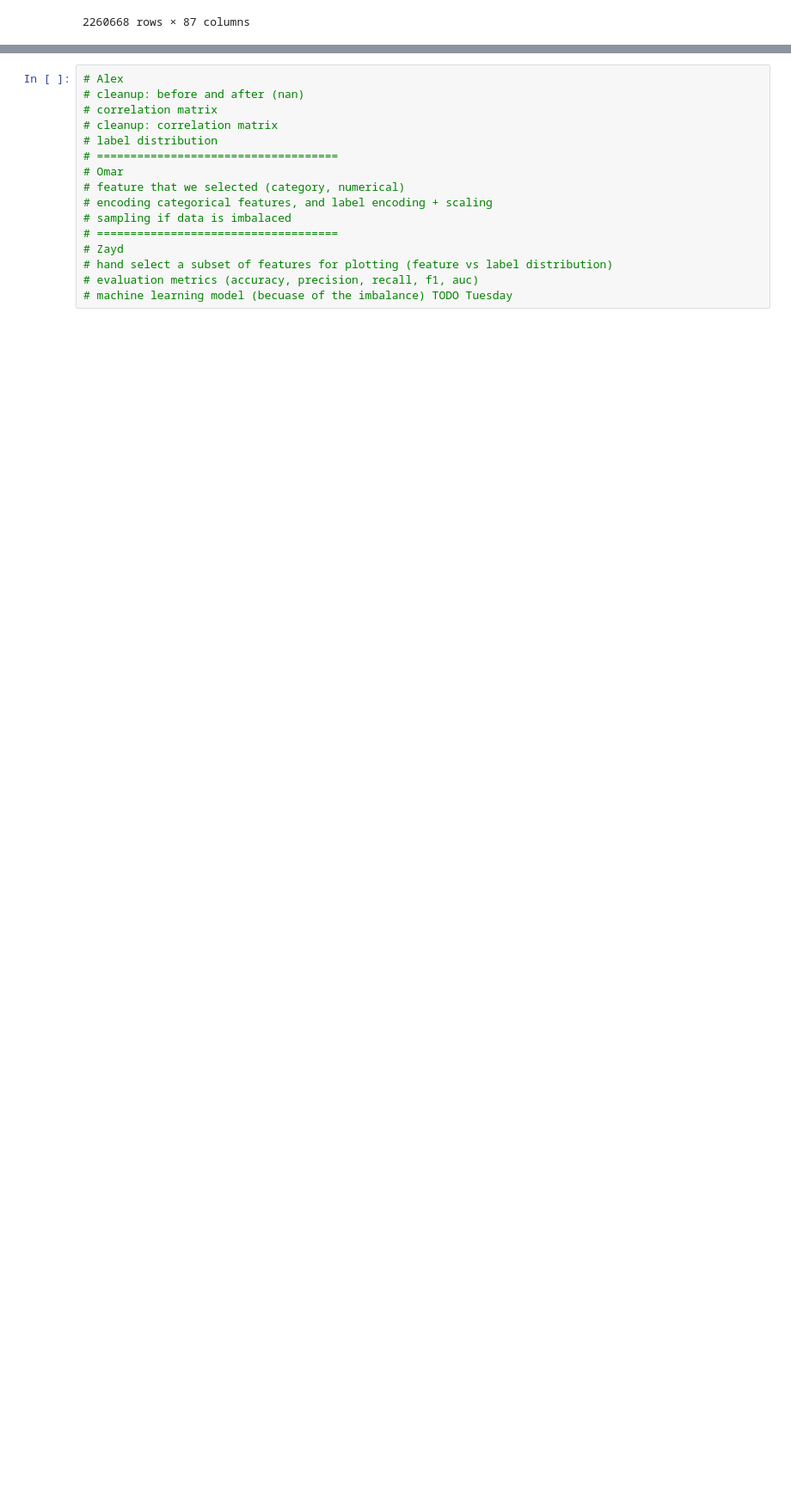
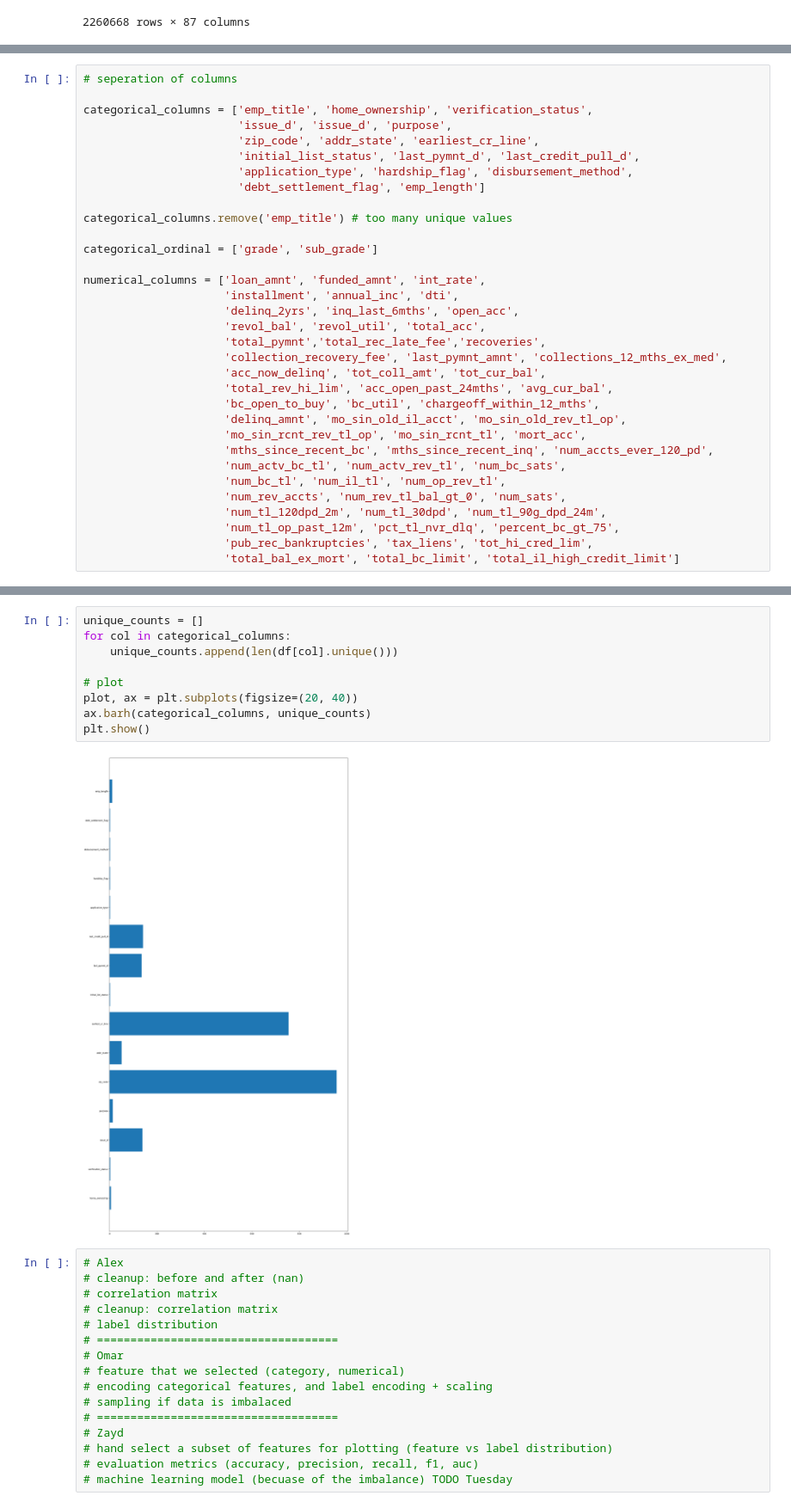
Before and after one commit to acnelexh/Lending_Club_Loan_Prediction, a Jupyter notebook: data.ipynb, the cells around one changed output, grey strips where cells are left out. Shown at 86% size. Saved outputs shown, nothing was run; the diff lists cells and outputs as text; blank space fills up the shorter version.

```diff
--- a/data.ipynb
+++ b/data.ipynb
@@ -80,0 +87,33 @@ df.head()
+# %%
+# seperation of columns
+
+categorical_columns = ['emp_title', 'home_ownership', 'verification_status',
+                       'issue_d', 'issue_d', 'purpose',
+                       'zip_code', 'addr_state', 'earliest_cr_line',
+                       'initial_list_status', 'last_pymnt_d', 'last_credit_pull_d',
+                       'application_type', 'hardship_flag', 'disbursement_method',
+                       'debt_settlement_flag', 'emp_length']
+
+categorical_columns.remove('emp_title') # too many unique values
+
+categorical_ordinal = ['grade', 'sub_grade']
+
+numerical_columns = ['loan_amnt', 'funded_amnt', 'int_rate',
+                     'installment', 'annual_inc', 'dti',
+                     'delinq_2yrs', 'inq_last_6mths', 'open_acc',
+                     'revol_bal', 'revol_util', 'total_acc',
+                     'total_pymnt','total_rec_late_fee','recoveries',
+                     'collection_recovery_fee', 'last_pymnt_amnt', 'collections_12_mths_ex_med',
+                     'acc_now_delinq', 'tot_coll_amt', 'tot_cur_bal',
+                     'total_rev_hi_lim', 'acc_open_past_24mths', 'avg_cur_bal',
+                     'bc_open_to_buy', 'bc_util', 'chargeoff_within_12_mths',
+                     'delinq_amnt', 'mo_sin_old_il_acct', 'mo_sin_old_rev_tl_op',
+                     'mo_sin_rcnt_rev_tl_op', 'mo_sin_rcnt_tl', 'mort_acc',
+                     'mths_since_recent_bc', 'mths_since_recent_inq', 'num_accts_ever_120_pd',
+                     'num_actv_bc_tl', 'num_actv_rev_tl', 'num_bc_sats',
+                     'num_bc_tl', 'num_il_tl', 'num_op_rev_tl',
+                     'num_rev_accts', 'num_rev_tl_bal_gt_0', 'num_sats',
+                     'num_tl_120dpd_2m', 'num_tl_30dpd', 'num_tl_90g_dpd_24m',
+                     'num_tl_op_past_12m', 'pct_tl_nvr_dlq', 'percent_bc_gt_75',
+                     'pub_rec_bankruptcies', 'tax_liens', 'tot_hi_cred_lim',
+                     'total_bal_ex_mort', 'total_bc_limit', 'total_il_high_credit_limit']
@@ -81,3 +150,14 @@ df.head()
+# %%
+unique_counts = []
+for col in categorical_columns:
+    unique_counts.append(len(df[col].unique()))
+
+# plot
+plot, ax = plt.subplots(figsize=(20, 40))
+ax.barh(categorical_columns, unique_counts)
+plt.show()
+# %% [output]
+[figure, added]
 # %%
 # Alex
 # cleanup: before and after (nan)
```
Also changed, not shown: parts of 3 cells of this notebook, 2 other files.
